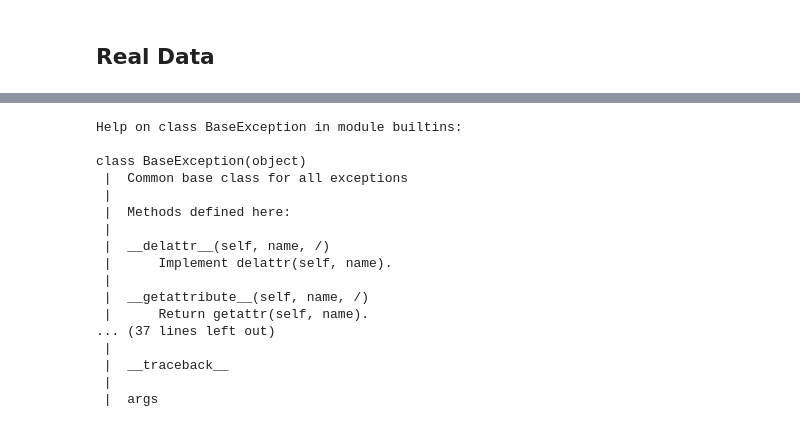
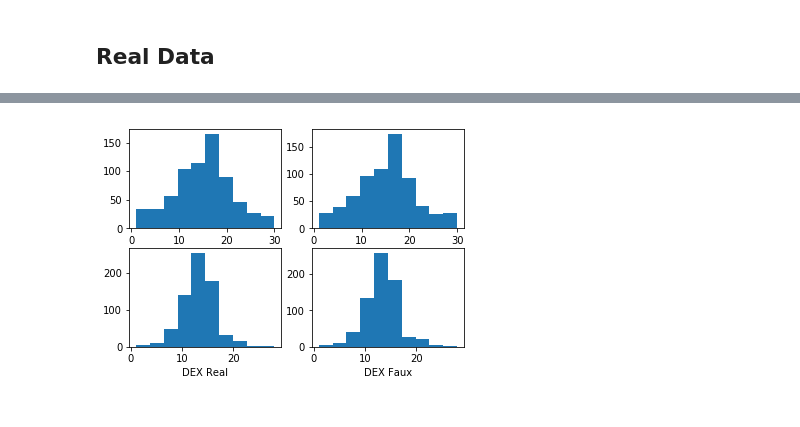
Before and after one commit to CUD2V/kungfauxpandas, a Jupyter notebook: sourcecode/python/notebooks/kfp_dork_test.ipynb, the cells around one changed output, grey strips where cells are left out. Drawn from its saved outputs; the diff is of its cells as text; code cells hidden in the pictures.

```diff
--- a/sourcecode/python/notebooks/kfp_dork_test.ipynb
+++ b/sourcecode/python/notebooks/kfp_dork_test.ipynb
@@ -409,20 +382,12 @@ Exception: Input data frame not defined
-# %%
-help(BaseException)
-# %% [output]
-Help on class BaseException in module builtins:
-
-class BaseException(object)
- |  Common base class for all exceptions
- |
- |  Methods defined here:
- |
- |  __delattr__(self, name, /)
- |      Implement delattr(self, name).
- |
- |  __getattribute__(self, name, /)
- |      Return getattr(self, name).
-... (37 lines left out)
- |
- |  __traceback__
- |
- |  args
+# %%
+numrows = 2#len(colz)
+
+for thiscol in enumerate(colz[0:2]):
+    plt.subplot(numrows,2,2*thiscol[0]+1)
+    plt.hist(df[thiscol[1]])
+    plt.xlabel(thiscol[1]+' Real')
+    plt.subplot(numrows,2,2*thiscol[0]+2)
+    plt.hist(faux_df[thiscol[1]])
+    plt.xlabel(thiscol[1]+' Faux')
+# %% [output]
+[figure, added]
```
Also changed, not shown: parts of 40 cells of this notebook, 4 other files.
